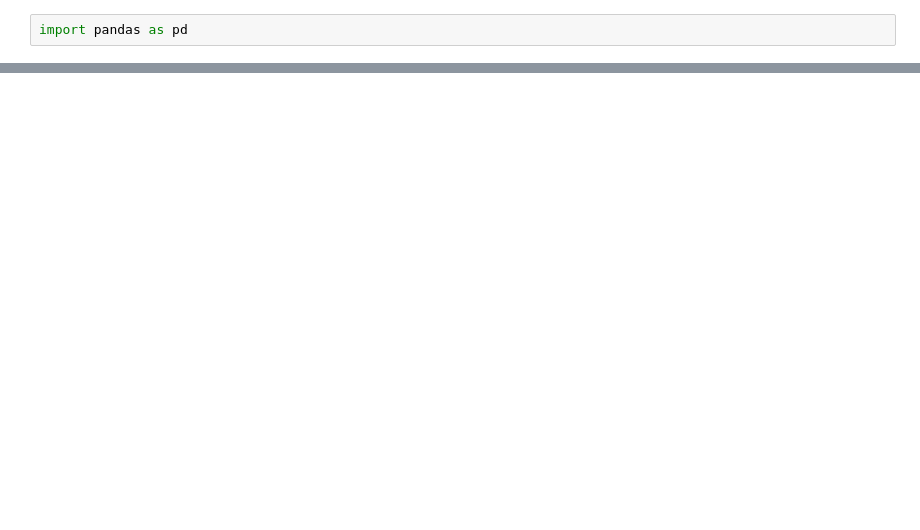
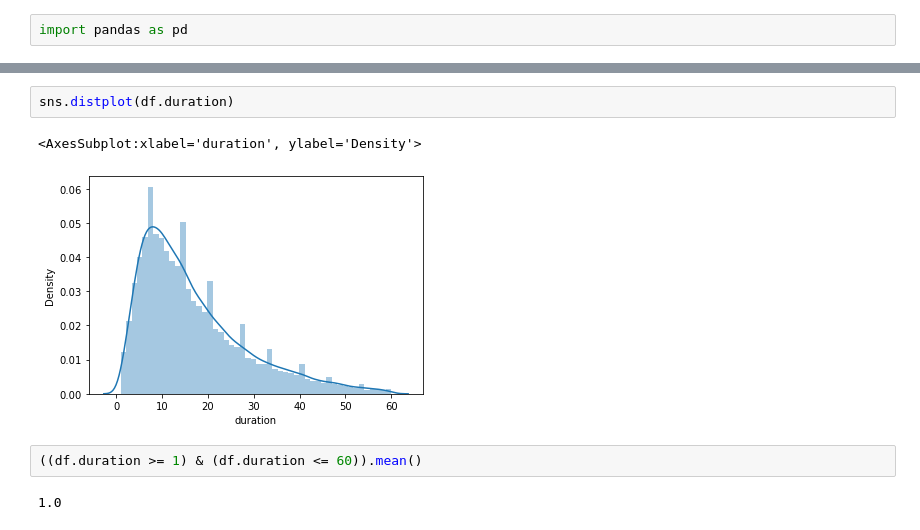
Before and after one commit to kdeleo/MLOps, a Jupyter notebook: 01-intro/Homework MLOps.ipynb, the cells around one changed output, grey strips where cells are left out. Cells and saved outputs as stored; diff of their text form; blank space fills up the shorter version.

```diff
--- a/01-intro/Homework MLOps.ipynb
+++ b/01-intro/Homework MLOps.ipynb
@@ -30,0 +41,9 @@ sklearn.__version__
+# %%
+sns.distplot(df.duration)
+# %% [output]
+<AxesSubplot:xlabel='duration', ylabel='Density'>
+[figure, added]
+# %%
+((df.duration >= 1) & (df.duration <= 60)).mean()
+# %% [output]
+1.0
```
Also changed, not shown: parts of 26 cells of this notebook, 1 other file.
